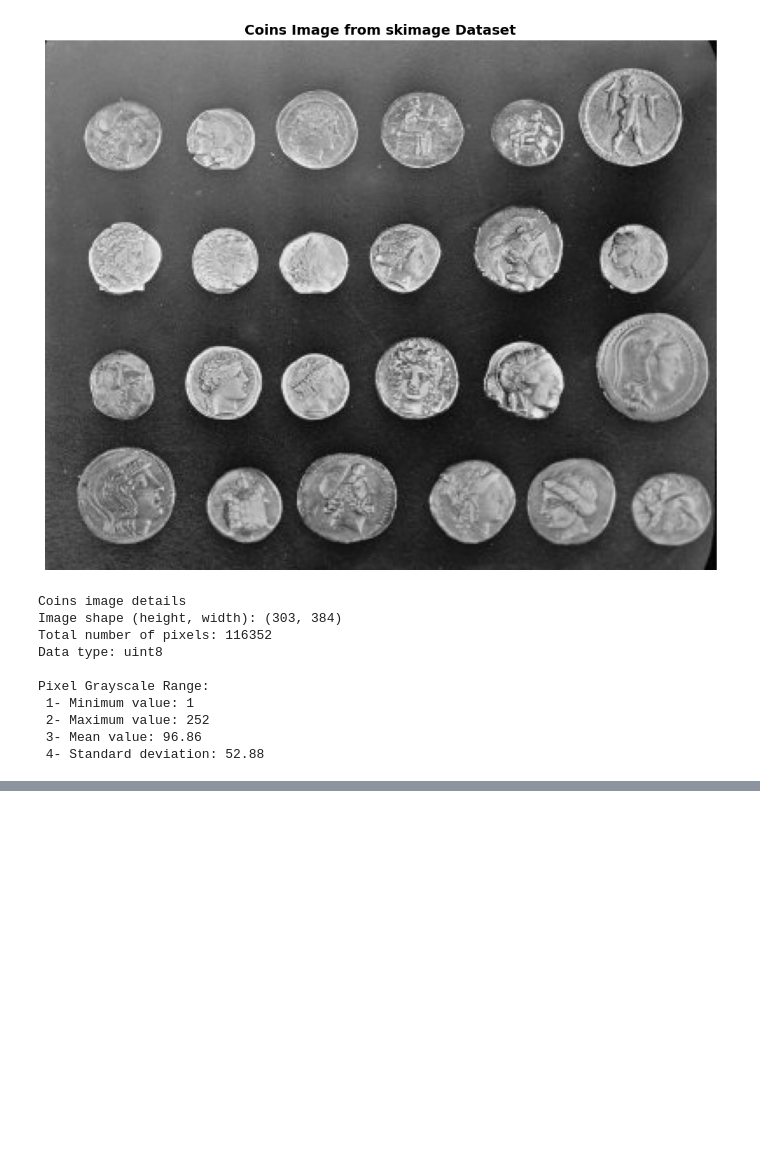
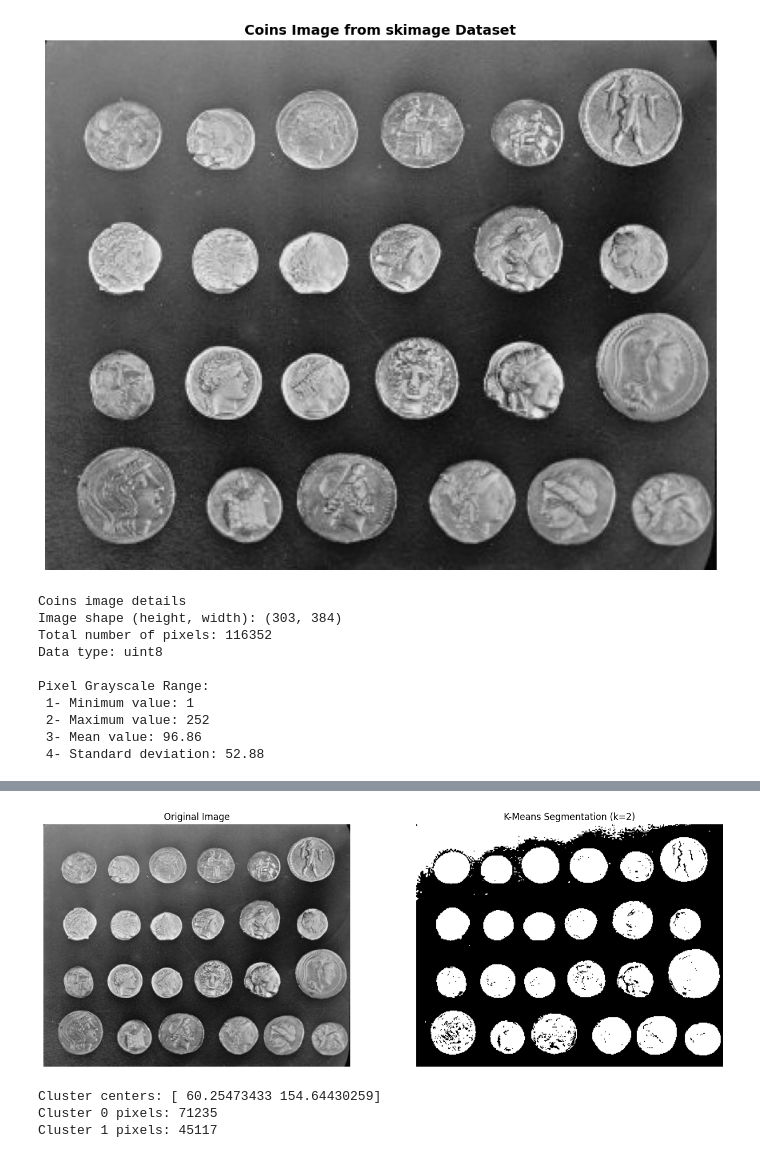
Before and after one commit to Valsiana-Sokollari/ComputerVision, a Jupyter notebook: Solution.ipynb, the cells around one changed output, grey strips where cells are left out. Drawn from its saved outputs; the diff is of its cells as text; code cells hidden in the pictures; blank space fills up the shorter version.

```diff
--- a/Solution.ipynb
+++ b/Solution.ipynb
@@ -62,0 +94,33 @@ Bright peak (~200-240): Background and highlights
+# %%
+import numpy as np
+import matplotlib.pyplot as plt
+from sklearn.cluster import KMeans
+
+# Reshape and apply K-means
+flat_image = original.reshape((-1, 1))
+kmeans = KMeans(n_clusters=2, random_state=0).fit(flat_image)
+segmented = kmeans.labels_.reshape(original.shape)
+
+# Display results
+fig, axes = plt.subplots(1, 2, figsize=(14, 5))
+
+axes[0].imshow(original, cmap='gray')
+axes[0].set_title("Original Image")
+axes[0].axis('off')
+
+axes[1].imshow(segmented, cmap='gray')
+axes[1].set_title("K-Means Segmentation (k=2)")
+axes[1].axis('off')
+
+plt.tight_layout()
+plt.show()
+
+# Print clustering info
+print(f"Cluster centers: {kmeans.cluster_centers_.flatten()}")
+print(f"Cluster 0 pixels: {np.sum(segmented == 0)}")
+print(f"Cluster 1 pixels: {np.sum(segmented == 1)}")
+# %% [output]
+[figure, added]
+Cluster centers: [ 60.25473433 154.64430259]
+Cluster 0 pixels: 71235
+Cluster 1 pixels: 45117
```
Also changed, not shown: parts of 8 cells of this notebook.
